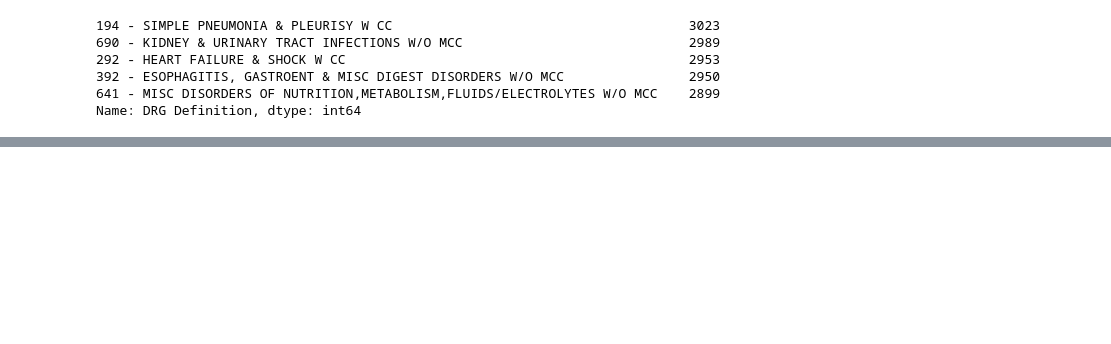
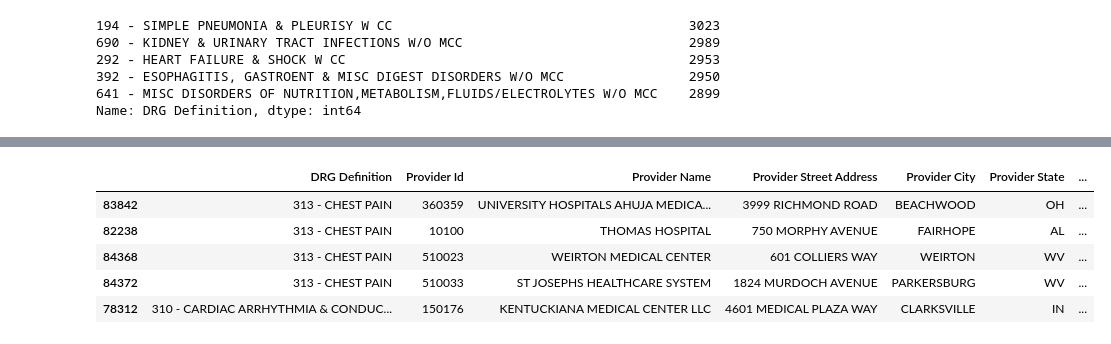
Before and after one commit to solefab/healthcare_usa, a Jupyter notebook: healthcare.ipynb, the cells around one changed output, grey strips where cells are left out. Saved outputs shown, nothing was run; the diff lists cells and outputs as text; code cells hidden in the pictures; blank space fills up the shorter version.

```diff
--- a/healthcare.ipynb
+++ b/healthcare.ipynb
@@ -212,0 +230,11 @@ Name: DRG Definition, dtype: int64
+# %%
+#Diagnósticos con tratamiento más económico
+healthcare_mas_economico = (healthcare.sort_values(by='Average Total Payments', ascending=True)).head()
+healthcare_mas_economico
+# %% [output]
+|  | DRG Definition | Provider Id | Provider Name | Provider Street Address | Provider City | Provider State | ... |
+| 83842 | 313 - CHEST PAIN | 360359 | UNIVERSITY HOSPITALS AHUJA MEDICA... | 3999 RICHMOND ROAD | BEACHWOOD | OH | ... |
+| 82238 | 313 - CHEST PAIN | 10100 | THOMAS HOSPITAL | 750 MORPHY AVENUE | FAIRHOPE | AL | ... |
+| 84368 | 313 - CHEST PAIN | 510023 | WEIRTON MEDICAL CENTER | 601 COLLIERS WAY | WEIRTON | WV | ... |
+| 84372 | 313 - CHEST PAIN | 510033 | ST JOSEPHS HEALTHCARE SYSTEM | 1824 MURDOCH AVENUE | PARKERSBURG | WV | ... |
+| 78312 | 310 - CARDIAC ARRHYTHMIA & CONDUC... | 150176 | KENTUCKIANA MEDICAL CENTER LLC | 4601 MEDICAL PLAZA WAY | CLARKSVILLE | IN | ... |
```
Also changed, not shown: parts of 14 cells of this notebook.
